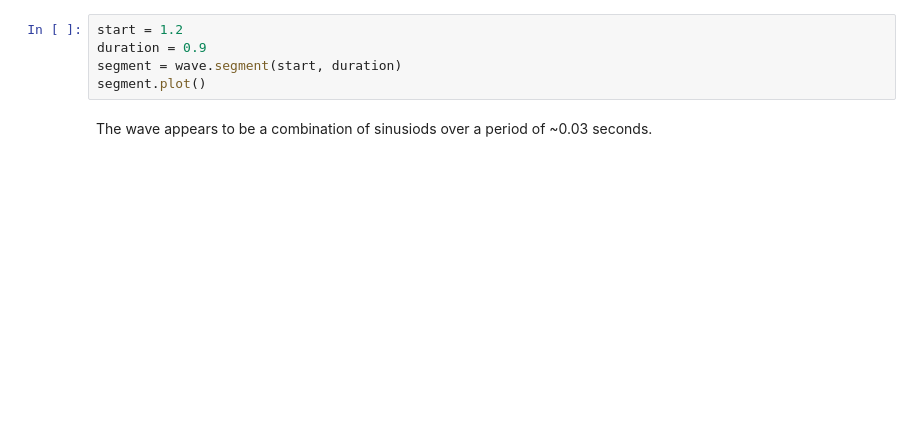
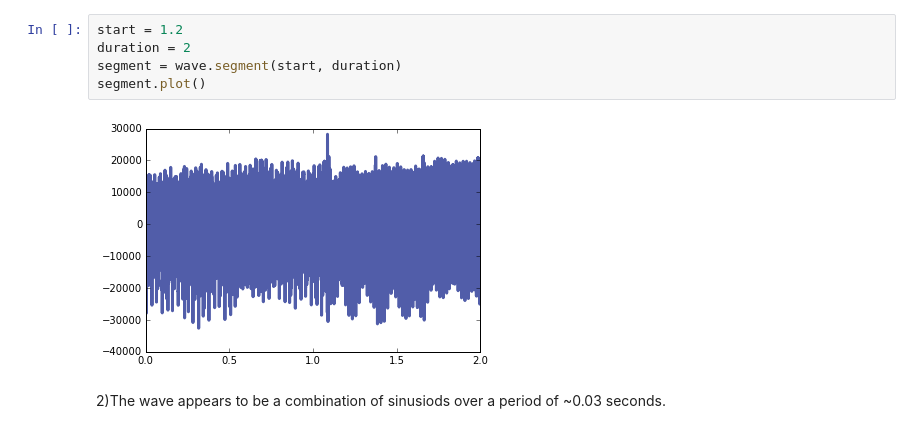
Before and after one commit to jabb1123/ThinkDSP, a Jupyter notebook: code/ps01.ipynb, the cells around one changed output. Cells and saved outputs as stored; diff of their text form; blank space fills up the shorter version.

```diff
--- a/code/ps01.ipynb
+++ b/code/ps01.ipynb
@@ -14,10 +20,12 @@ ValueError: x and y must have same first dimension
 # %%
 start = 1.2
-duration = 0.9
+duration = 2
 segment = wave.segment(start, duration)
 segment.plot()
+# %% [output]
+[figure, added]
 # %% [markdown]
-The wave appears to be a combination of sinusiods over a period of ~0.03 seconds.
+2)The wave appears to be a combination of sinusiods over a period of ~0.03 seconds.
 # %%
 spectrum = segment.make_spectrum()
 spectrum.plot()
```
Also changed, not shown: parts of 34 cells of this notebook.
